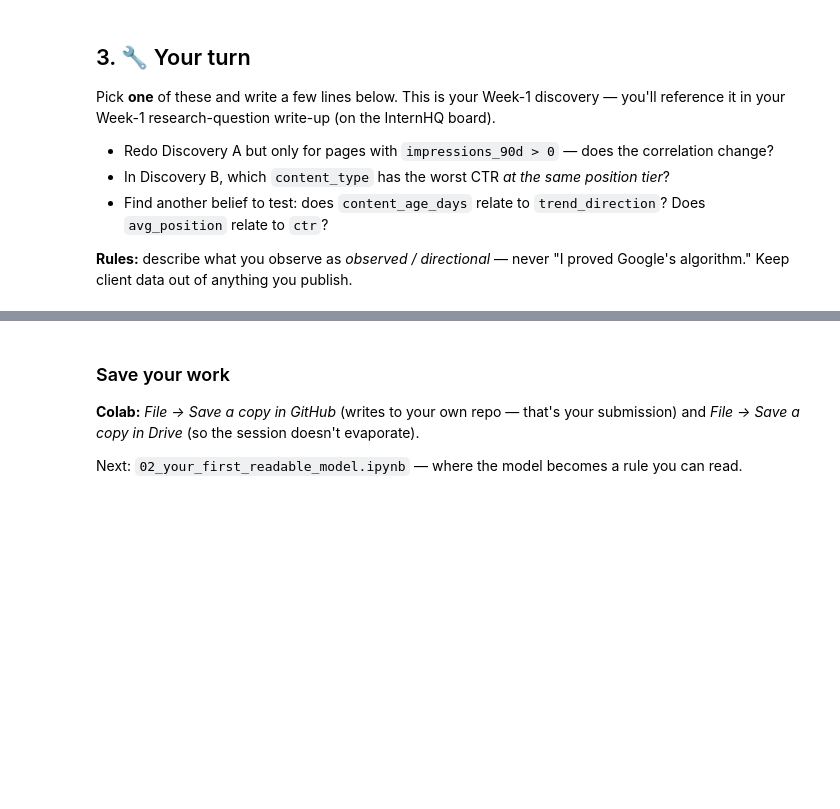
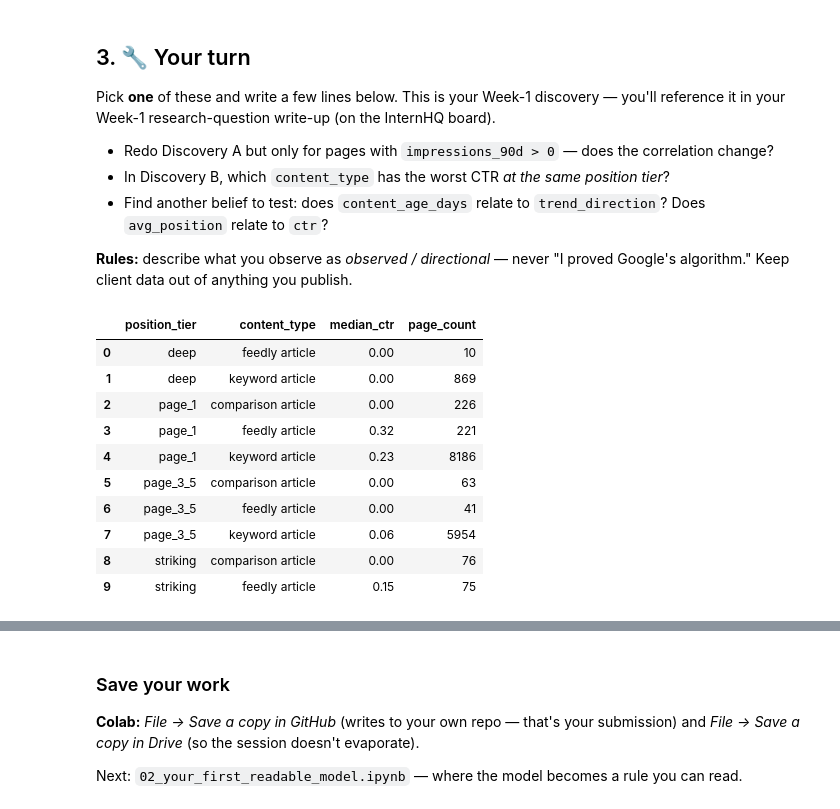
Before and after one commit to NourhanFarag/nourhan-flyrank-ml-internship, a Jupyter notebook: notebooks/01_first_look_and_discovery.ipynb, the cells around one changed output, grey strips where cells are left out. Cells and saved outputs as stored; diff of their text form; code cells hidden in the pictures; blank space fills up the shorter version.

```diff
--- a/notebooks/01_first_look_and_discovery.ipynb
+++ b/notebooks/01_first_look_and_discovery.ipynb
@@ -101,0 +156,42 @@ Pick **one** of these and write a few lines below. This is your Week-1 discovery
+# %%
+# Research question:
+# Within the same search-position tier, which content type has the lowest observed CTR?
+
+# Keep only pages with at least 100 impressions.
+# This reduces unstable CTR values caused by pages with very little visibility.
+visible_pages = df[df["impressions_90d"] >= 100].copy()
+
+# Remove rows missing any column needed for this comparison.
+analysis_data = visible_pages.dropna(
+    subset=["position_tier", "content_type", "ctr"]
+)
+
+# Group pages by both search-position tier and content type.
+# Using the same position tier makes the content-type comparison fairer.
+ctr_summary = (
+    analysis_data
+    .groupby(
+        ["position_tier", "content_type"],
+        observed=True
+    )
+    .agg(
+        median_ctr=("ctr", "median"),  # Typical CTR within the group
+        page_count=("ctr", "size")     # Number of pages supporting the result
+    )
+    .reset_index()
+)
+
+# Preview the grouped results.
+ctr_summary.head(10)
+# %% [output]
+|  | position_tier | content_type | median_ctr | page_count |
+| 0 | deep | feedly article | 0.00 | 10 |
+| 1 | deep | keyword article | 0.00 | 869 |
+| 2 | page_1 | comparison article | 0.00 | 226 |
+| 3 | page_1 | feedly article | 0.32 | 221 |
+| 4 | page_1 | keyword article | 0.23 | 8186 |
+| 5 | page_3_5 | comparison article | 0.00 | 63 |
+| 6 | page_3_5 | feedly article | 0.00 | 41 |
+| 7 | page_3_5 | keyword article | 0.06 | 5954 |
+| 8 | striking | comparison article | 0.00 | 76 |
+| 9 | striking | feedly article | 0.15 | 75 |
```
Also changed, not shown: parts of 14 cells of this notebook.
